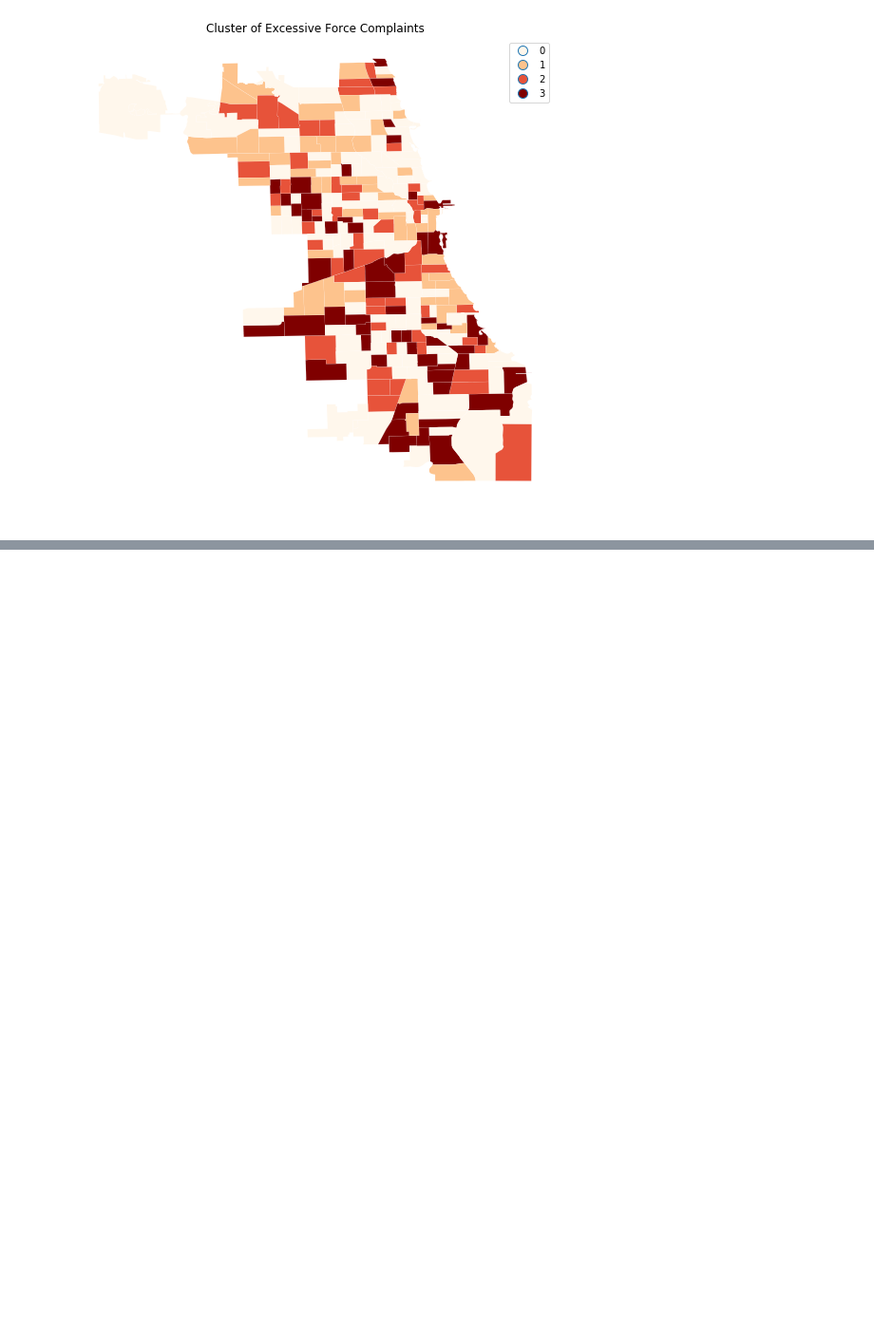
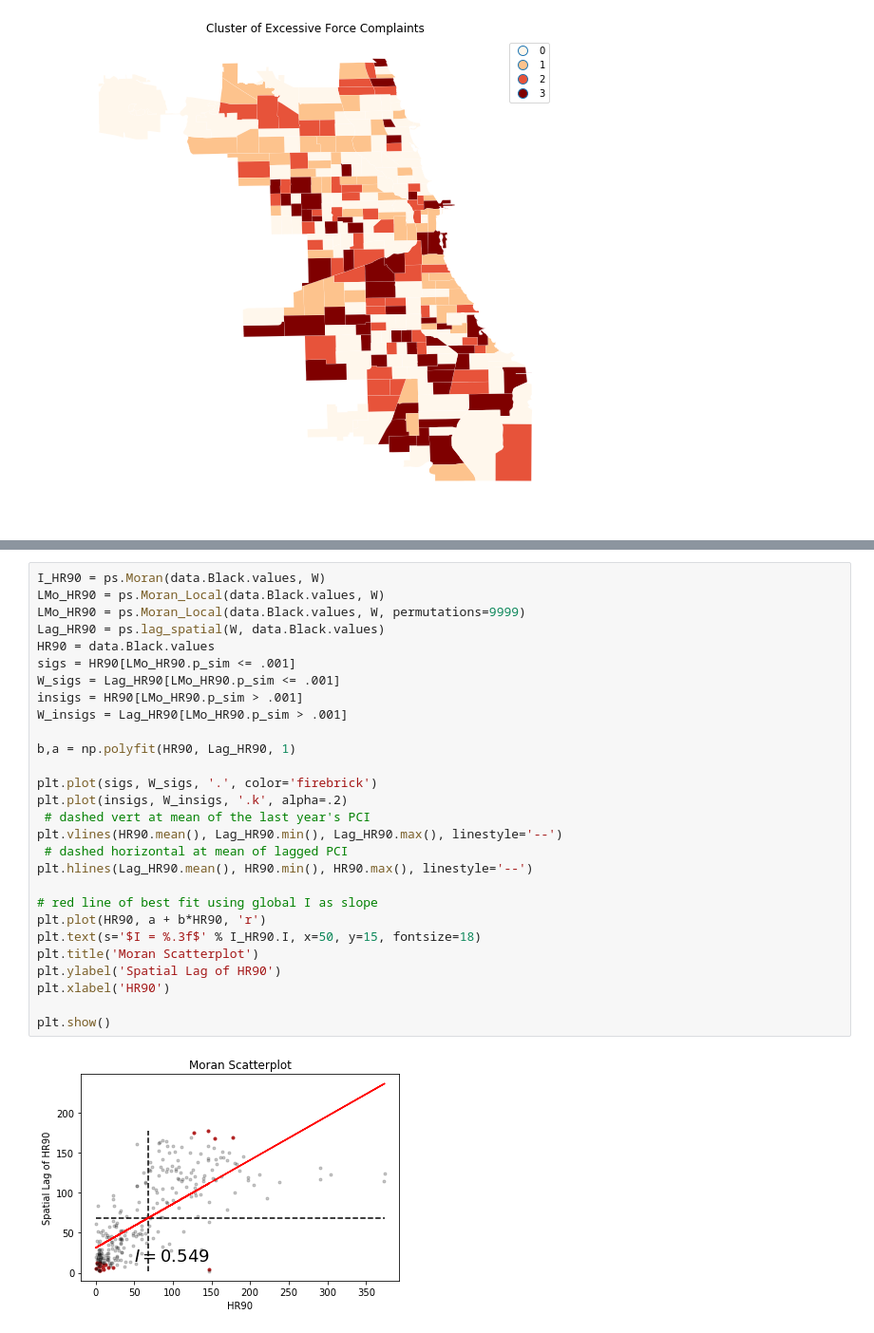
Before and after one commit to changuage/policecomplaints, a Jupyter notebook: Develop/notebooks/Map.ipynb, the cells around one changed output, grey strips where cells are left out. Shown: that part at 95% size. Saved outputs shown, nothing was run; the diff lists cells and outputs as text; blank space fills up the shorter version.

```diff
--- a/Develop/notebooks/Map.ipynb
+++ b/Develop/notebooks/Map.ipynb
@@ -147,0 +158,30 @@ array(['district', 'beat_num', 'sector', 'beat_x', 'geometry', 'beat_y',
+# %%
+I_HR90 = ps.Moran(data.Black.values, W)
+LMo_HR90 = ps.Moran_Local(data.Black.values, W)
+LMo_HR90 = ps.Moran_Local(data.Black.values, W, permutations=9999)
+Lag_HR90 = ps.lag_spatial(W, data.Black.values)
+HR90 = data.Black.values
+sigs = HR90[LMo_HR90.p_sim <= .001]
+W_sigs = Lag_HR90[LMo_HR90.p_sim <= .001]
+insigs = HR90[LMo_HR90.p_sim > .001]
+W_insigs = Lag_HR90[LMo_HR90.p_sim > .001]
+
+b,a = np.polyfit(HR90, Lag_HR90, 1)
+
+plt.plot(sigs, W_sigs, '.', color='firebrick')
+plt.plot(insigs, W_insigs, '.k', alpha=.2)
+ # dashed vert at mean of the last year's PCI
+plt.vlines(HR90.mean(), Lag_HR90.min(), Lag_HR90.max(), linestyle='--')
+ # dashed horizontal at mean of lagged PCI
+plt.hlines(Lag_HR90.mean(), HR90.min(), HR90.max(), linestyle='--')
+
+# red line of best fit using global I as slope
+plt.plot(HR90, a + b*HR90, 'r')
+plt.text(s='$I = %.3f$' % I_HR90.I, x=50, y=15, fontsize=18)
+plt.title('Moran Scatterplot')
+plt.ylabel('Spatial Lag of HR90')
+plt.xlabel('HR90')
+
+plt.show()
+# %% [output]
+[figure, added]
```
Also changed, not shown: parts of 11 cells of this notebook, 10 other files.
